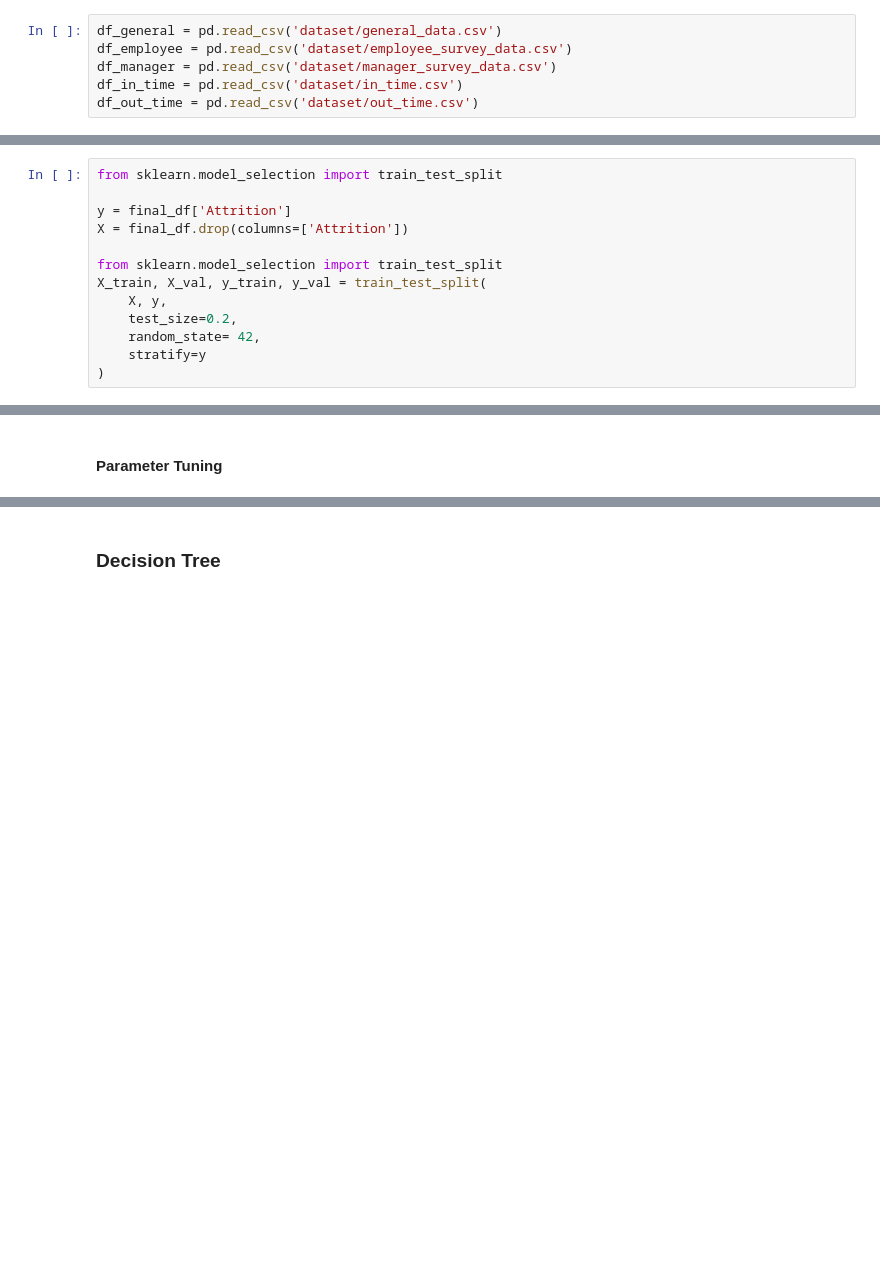
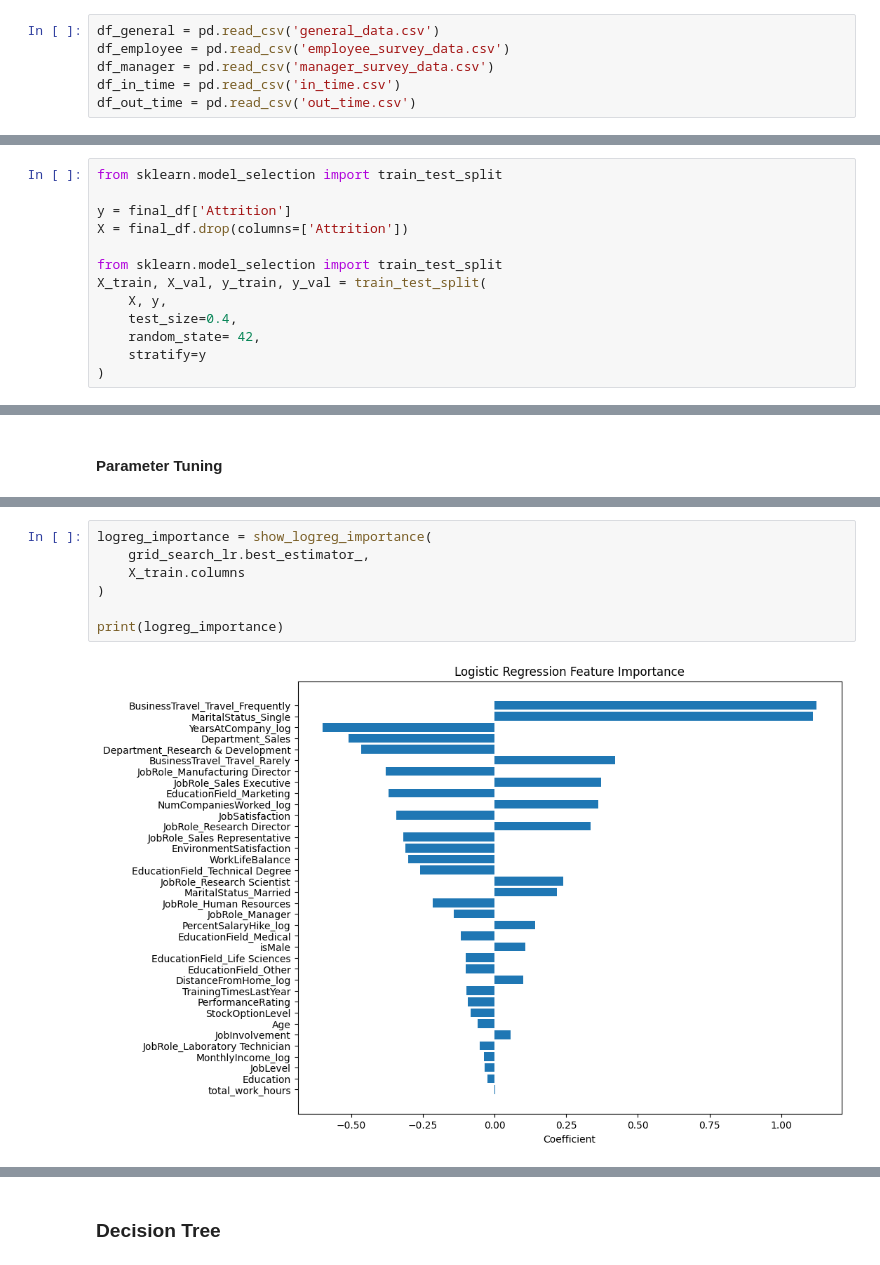
Before and after one commit to raqiwardhana/FINPRO, a Jupyter notebook: Stages/Stage2.ipynb, the cells around one changed output, grey strips where cells are left out. Cells and saved outputs as stored; diff of their text form; blank space fills up the shorter version.

```diff
--- a/Stages/Stage2.ipynb
+++ b/Stages/Stage2.ipynb
@@ -12,9 +15,9 @@ import matplotlib.pyplot as plt
 # %%
-df_general = pd.read_csv('dataset/general_data.csv')
-df_employee = pd.read_csv('dataset/employee_survey_data.csv')
-df_manager = pd.read_csv('dataset/manager_survey_data.csv')
-df_in_time = pd.read_csv('dataset/in_time.csv')
-df_out_time = pd.read_csv('dataset/out_time.csv')
+df_general = pd.read_csv('general_data.csv')
+df_employee = pd.read_csv('employee_survey_data.csv')
+df_manager = pd.read_csv('manager_survey_data.csv')
+df_in_time = pd.read_csv('in_time.csv')
+df_out_time = pd.read_csv('out_time.csv')
 # %%
 cols_to_fix = df_in_time.columns[1:]
 
@@ -90,7 +93,7 @@ X = final_df.drop(columns=['Attrition'])
 from sklearn.model_selection import train_test_split
 X_train, X_val, y_train, y_val = train_test_split(
     X, y,
-    test_size=0.2,
+    test_size=0.4,
     random_state= 42,
     stratify=y
 )
@@ -319,0 +350,9 @@ print(confusion_matrix(y_val, grid_search_lr.predict(X_val)))
+# %%
+logreg_importance = show_logreg_importance(
+    grid_search_lr.best_estimator_,
+    X_train.columns
+)
+
+print(logreg_importance)
+# %% [output]
+[figure, added]
```
Also changed, not shown: parts of 94 cells of this notebook.
